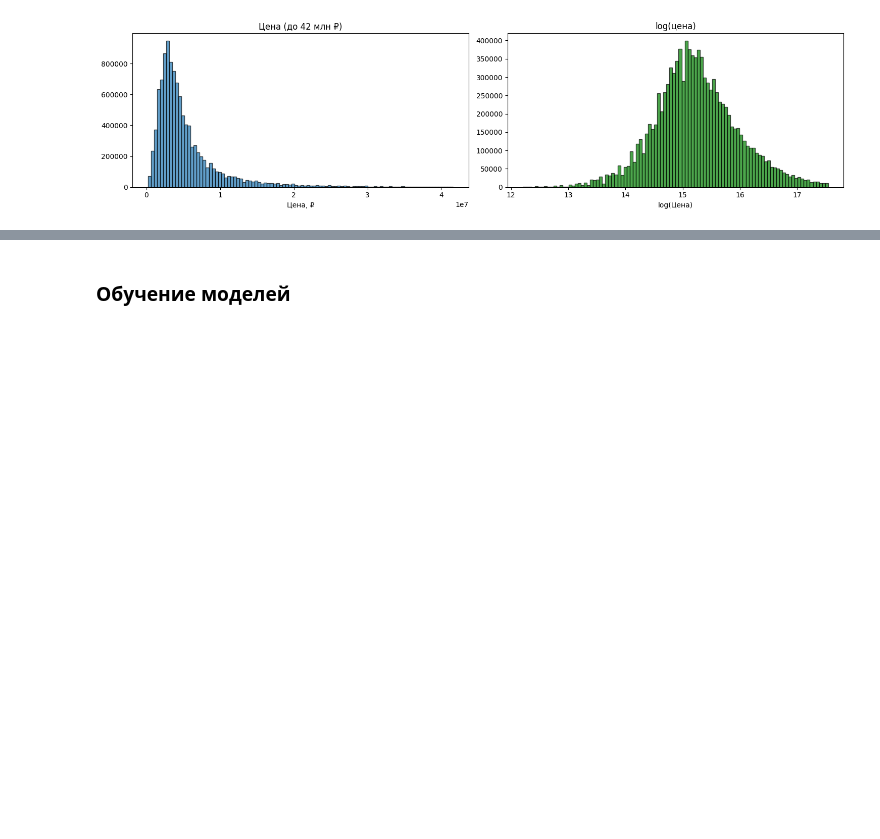
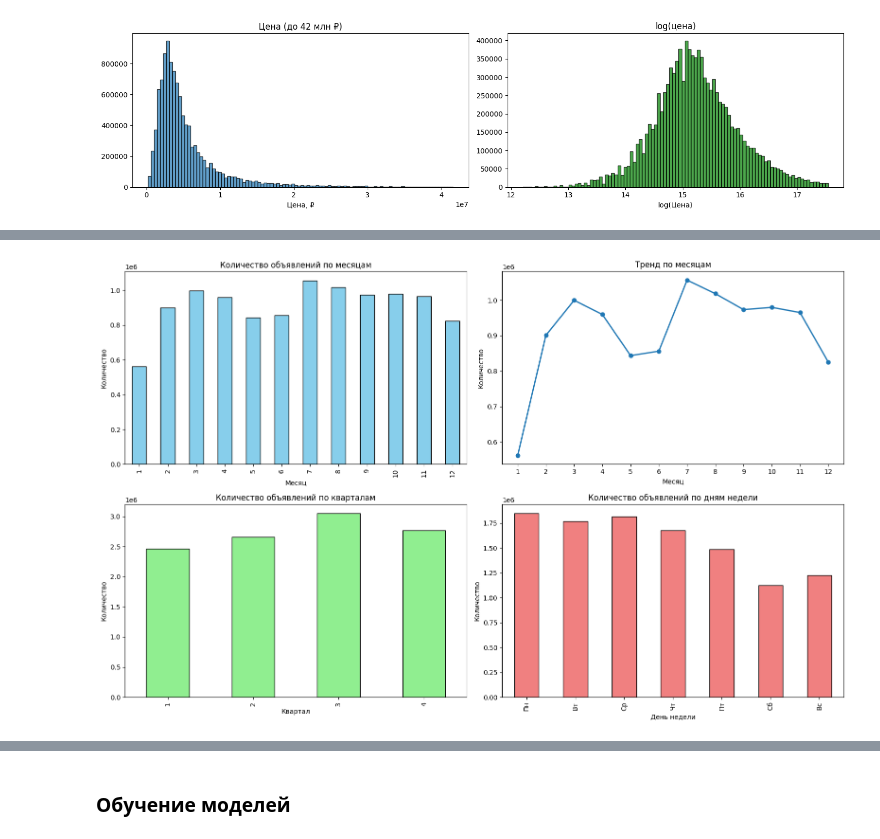
Before and after one commit to bublX/flat_price_predictor, a Jupyter notebook: flat_price_predictor.ipynb, the cells around one changed output, grey strips where cells are left out. Cells and saved outputs as stored; diff of their text form; code cells hidden in the pictures; blank space fills up the shorter version.

```diff
--- a/flat_price_predictor.ipynb
+++ b/flat_price_predictor.ipynb
@@ -683,0 +706,36 @@ plt.show()
+# %%
+weekday_names = {0: 'Пн', 1: 'Вт', 2: 'Ср', 3: 'Чт', 4: 'Пт', 5: 'Сб', 6: 'Вс'}
+season_names = {1: 'Зима', 2: 'Весна', 3: 'Лето', 4: 'Осень'}
+
+fig, axes = plt.subplots(2, 2, figsize=(16, 10))
+
+monthly_counts = df.groupby('month').size()
+monthly_counts.plot(kind = 'bar', ax = axes[0, 0], color = 'skyblue', edgecolor = 'black')
+axes[0, 0].set_title('Количество объявлений по месяцам')
+axes[0, 0].set_xlabel('Месяц')
+axes[0, 0].set_ylabel('Количество')
+
+monthly_counts.plot(kind = 'line', marker = 'o', ax = axes[0, 1], linewidth = 2)
+axes[0, 1].set_title('Тренд по месяцам')
+axes[0, 1].set_xlabel('Месяц')
+axes[0, 1].set_ylabel('Количество')
+axes[0, 1].set_xticks(range(1, 13))
+
+quarterly_counts = df.groupby('quarter').size()
+quarterly_counts.plot(kind = 'bar', ax = axes[1, 0], color = 'lightgreen', edgecolor = 'black')
+axes[1, 0].set_title('Количество объявлений по кварталам')
+axes[1, 0].set_xlabel('Квартал')
+axes[1, 0].set_ylabel('Количество')
+
+daily_counts = df.groupby('day_of_week').size()
+daily_counts.index = [weekday_names[x] for x in daily_counts.index]
+daily_counts = daily_counts.reindex(['Пн', 'Вт', 'Ср', 'Чт', 'Пт', 'Сб', 'Вс'])
+daily_counts.plot(kind = 'bar', ax = axes[1, 1], color = 'lightcoral', edgecolor = 'black')
+axes[1, 1].set_title('Количество объявлений по дням недели')
+axes[1, 1].set_xlabel('День недели')
+axes[1, 1].set_ylabel('Количество')
+
+plt.tight_layout()
+plt.show()
+# %% [output]
+[figure, added]
```
Also changed, not shown: parts of 24 cells of this notebook, 7 other files.
